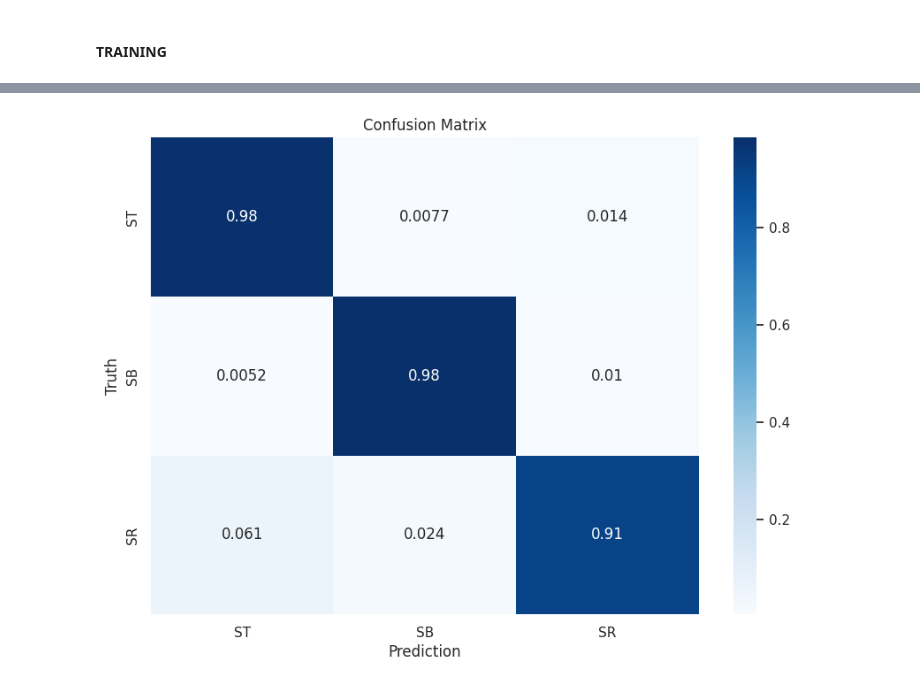
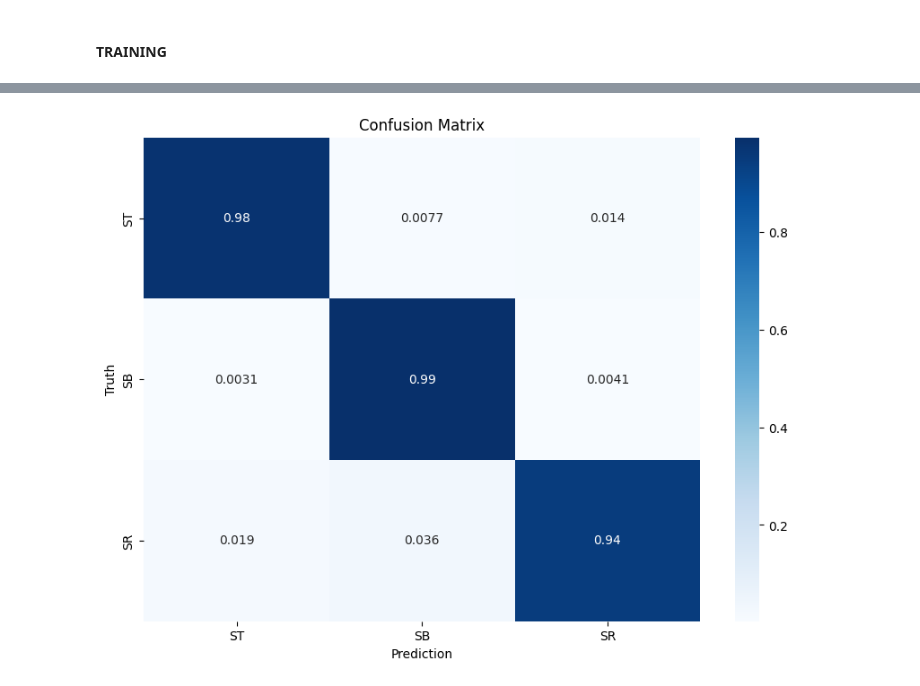
Before and after one commit to bloodykunu39/ECG_ML, a Jupyter notebook: MAIN/main_1_cnn100.ipynb, the cells around one changed output, grey strips where cells are left out. Cells and saved outputs as stored; diff of their text form; code cells hidden in the pictures.

```diff
--- a/MAIN/main_1_cnn100.ipynb
+++ b/MAIN/main_1_cnn100.ipynb
@@ -130,21 +110,2 @@ def accuracy(y_true, y_pred):
 # %% [markdown]
 #### TRAINING
-# %%
-test_losses_list=[]
-torch.manual_seed(42)  # Set seed for reproducibility
-device = torch.device("cuda:0" if torch.cuda.is_available() else "cpu")
-
-model__ = SmallCNN().to(device)
-
-with torch.no_grad():
-    model__.eval()
-    test_loss, accuracy_test = 0.0, 0.0
-    for i, (images, labels) in enumerate(test_dataloader):
-        images, labels = images.to(device), labels.to(device)  # Move data to GPU
-        outputs = model__(images)
-        loss = criterion(outputs, labels)
-        test_loss += loss.item()
-        accuracy_test += accuracy(labels, outputs.argmax(dim=1))
-test_losses_list.append(test_loss / len(test_dataloader))
-
-print(accuracy_test / len(test_dataloader))
@@ -303,0 +350,11 @@ len(temp)
+# %%
+# === Instantiate a new model object ===
+model = SmallCNN().to(device)
+
+# === Load the best saved state dict ===
+model.load_state_dict(best_model_state)
+
+# === Set to evaluation mode ===
+model.eval()
+
+print(f"Loaded best model from seed {best_seed} with accuracy {best_acc_overall:.2f}")
@@ -304,30 +374,40 @@ len(temp)
 # %%
 #confusion matrix
 from sklearn.metrics import confusion_matrix
 import seaborn as sns
 import pandas as pd
+import torch.nn.functional as F
 
-model__.eval()
+model.eval()
 y_pred = []
 y_true = []
+y_scores = []  # Added to collect probability scores
+
 with torch.no_grad():
     for images, labels in test_dataloader:
-        outputs = model__(images.to(device))
+        outputs = model(images.to(device))
+        # Get probability scores using softmax
+        probabilities = F.softmax(outputs, dim=1)
+        y_scores.extend(probabilities.cpu().numpy())
+
         _, predicted = torch.max(outputs, 1)
         y_pred.extend(predicted.cpu().numpy())
         y_true.extend(labels.cpu().numpy())
+
+# Convert to numpy arrays
+y_scores = np.array(y_scores)
 
 cm = confusion_matrix(y_true, y_pred)
 cm = cm / cm.sum(axis=1)[:, np.newaxis]  # Normalize confusion matrix
 df_cm = pd.DataFrame(cm, index=["ST", "SB", "SR"], columns=["ST", "SB", "SR"])
 plt.figure(figsize=(10, 7))
 sns.heatmap(df_cm, annot=True, cmap='Blues')
 plt.xlabel('Prediction')
 plt.ylabel('Truth')
 plt.title('Confusion Matrix')
 plt.show()
 # %% [output]
-[figure, old version]
+[figure, new version]
 # %%
 
 #Classification Report for Test Data:
```
Also changed, not shown: parts of 23 cells of this notebook, 1 other file.
